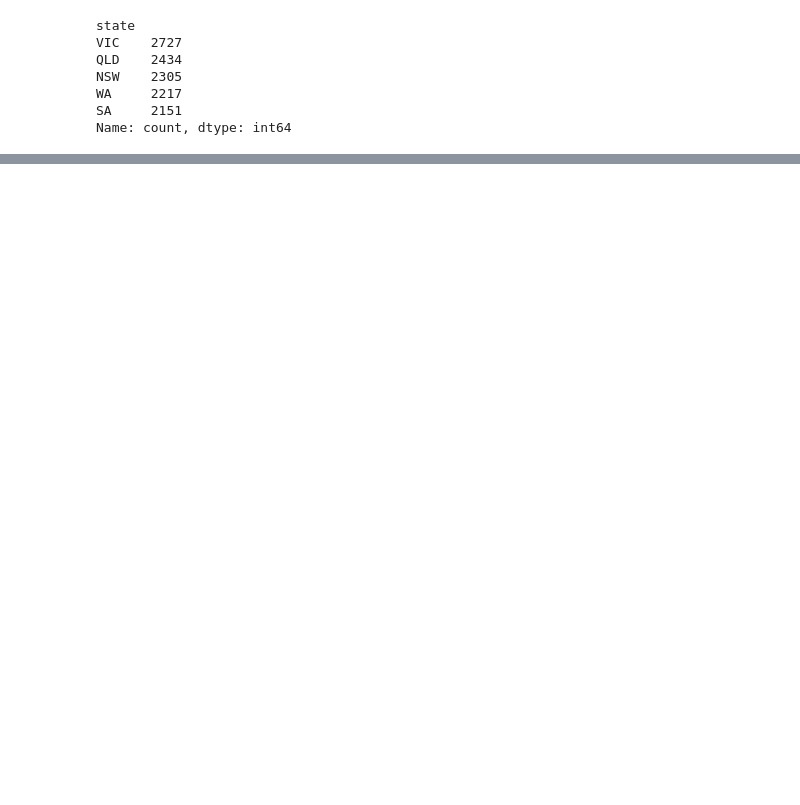
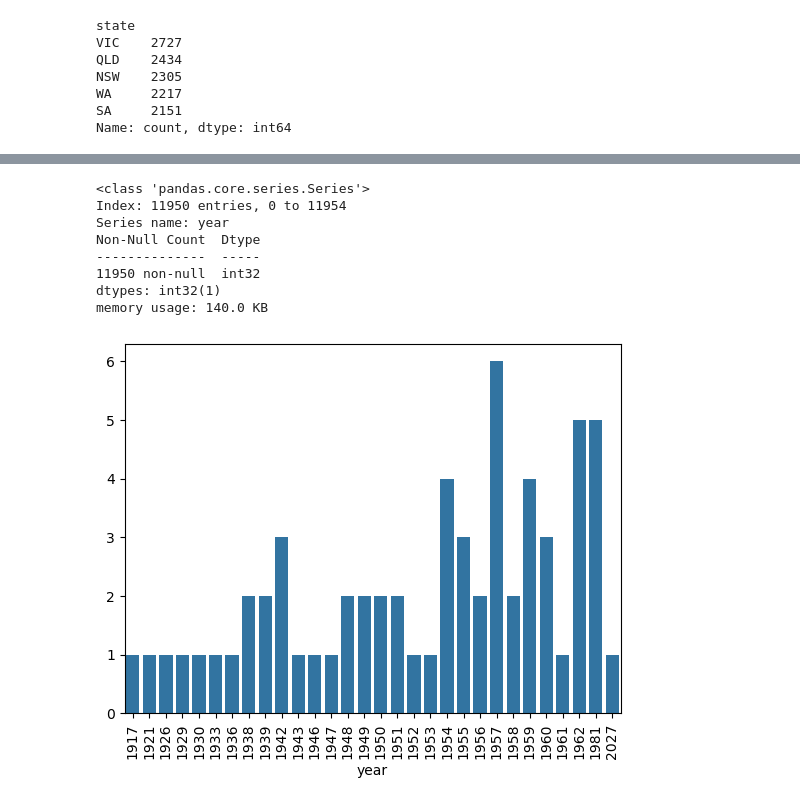
Before and after one commit to Andresanalyst1/ML-Australian-Car-Market, a Jupyter notebook: data_preprocessing.ipynb, the cells around one changed output, grey strips where cells are left out. Saved outputs shown, nothing was run; the diff lists cells and outputs as text; code cells hidden in the pictures; blank space fills up the shorter version.

```diff
--- a/data_preprocessing.ipynb
+++ b/data_preprocessing.ipynb
@@ -382 +403,20 @@ df.drop(cols,axis=1,inplace=True)
+# %%
+#Checking dtype of year column
+df["year"]=df["year"].astype("int")
+#checking again plotbars
+df["year"].info()
+year = df["year"].value_counts().tail(30)
+sns.barplot(x=year.index, y=year.values)
+plt.xticks(rotation=90)
+plt.show()
+# %% [output]
+<class 'pandas.core.series.Series'>
+Index: 11950 entries, 0 to 11954
+Series name: year
+Non-Null Count  Dtype
+--------------  -----
+11950 non-null  int32
+dtypes: int32(1)
+memory usage: 140.0 KB
+[figure, added]
 # %% [markdown]
```
Also changed, not shown: parts of 69 cells of this notebook, 2 other files.
